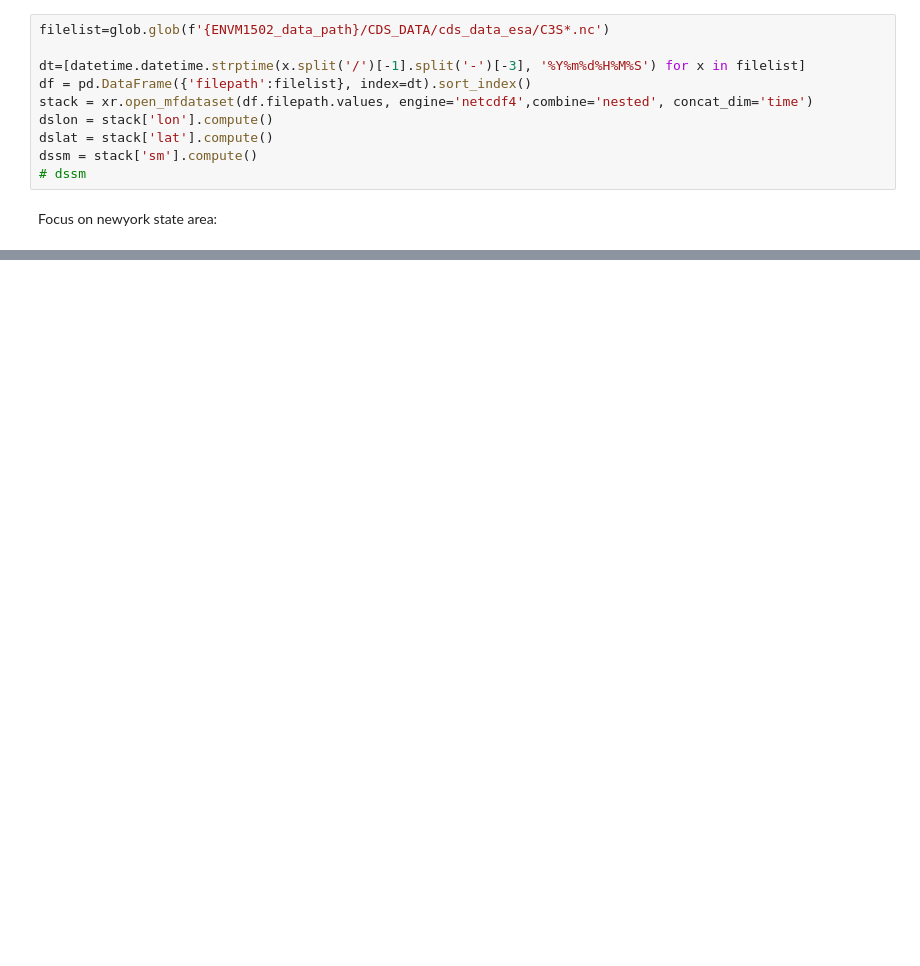
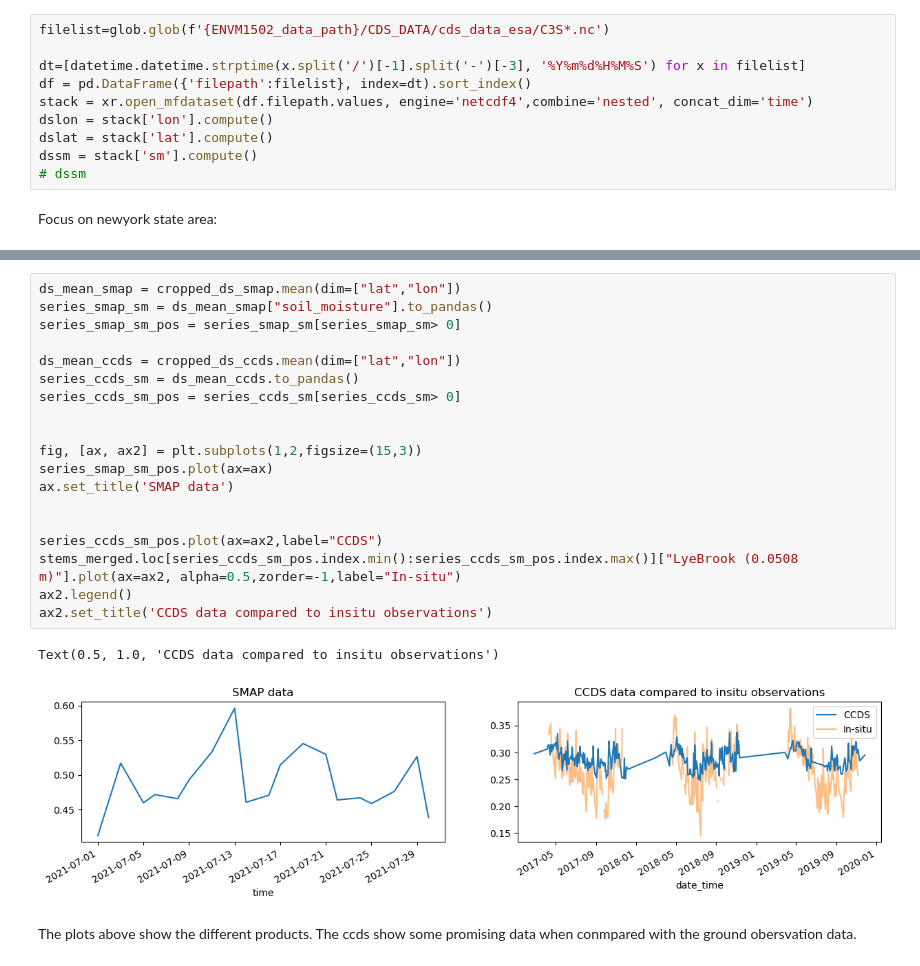
Before and after one commit to Daafip/ENVM1502-Catchment-model, a Jupyter notebook: Python files/2.3.Moisture.ipynb, the cells around one changed output, grey strips where cells are left out. Drawn from its saved outputs; the diff is of its cells as text; blank space fills up the shorter version.

```diff
--- a/Python files/2.3.Moisture.ipynb
+++ b/Python files/2.3.Moisture.ipynb
@@ -212,0 +271,24 @@ Notice how the esa product seems to have a finder ????
+# %%
+ds_mean_smap = cropped_ds_smap.mean(dim=["lat","lon"])
+series_smap_sm = ds_mean_smap["soil_moisture"].to_pandas()
+series_smap_sm_pos = series_smap_sm[series_smap_sm> 0]
+
+ds_mean_ccds = cropped_ds_ccds.mean(dim=["lat","lon"])
+series_ccds_sm = ds_mean_ccds.to_pandas()
+series_ccds_sm_pos = series_ccds_sm[series_ccds_sm> 0]
+
+
+fig, [ax, ax2] = plt.subplots(1,2,figsize=(15,3))
+series_smap_sm_pos.plot(ax=ax)
+ax.set_title('SMAP data')
+
+
+series_ccds_sm_pos.plot(ax=ax2,label="CCDS")
+stems_merged.loc[series_ccds_sm_pos.index.min():series_ccds_sm_pos.index.max()]["LyeBrook (0.0508 m)"].plot(ax=ax2, alpha=0.5,zorder=-1,label="In-situ")
+ax2.legend()
+ax2.set_title('CCDS data compared to insitu observations')
+# %% [output]
+Text(0.5, 1.0, 'CCDS data compared to insitu observations')
+[figure, added]
+# %% [markdown]
+The plots above show the different products. The ccds show some promising data when conmpared with the ground obersvation data.
```
Also changed, not shown: parts of 17 cells of this notebook, 4 other files.
